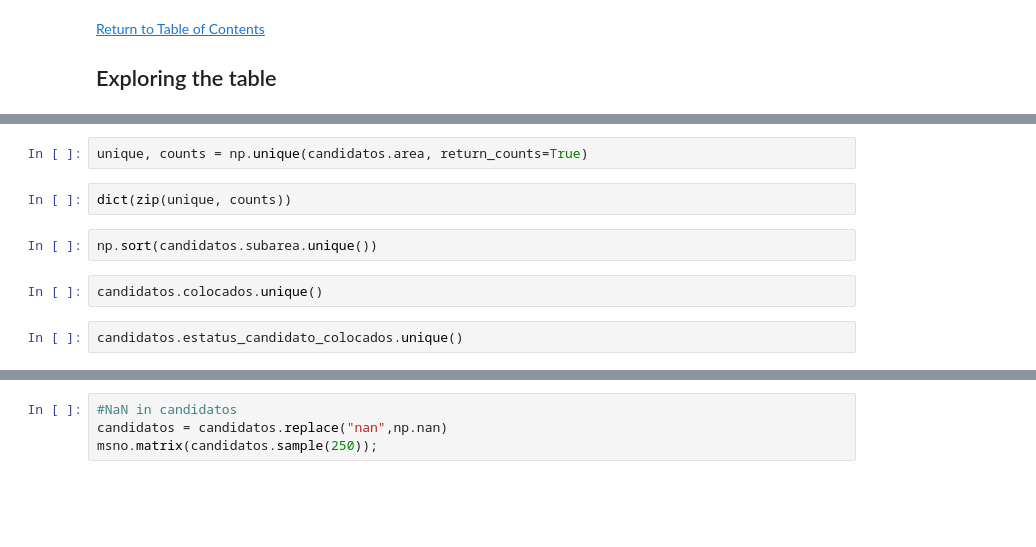
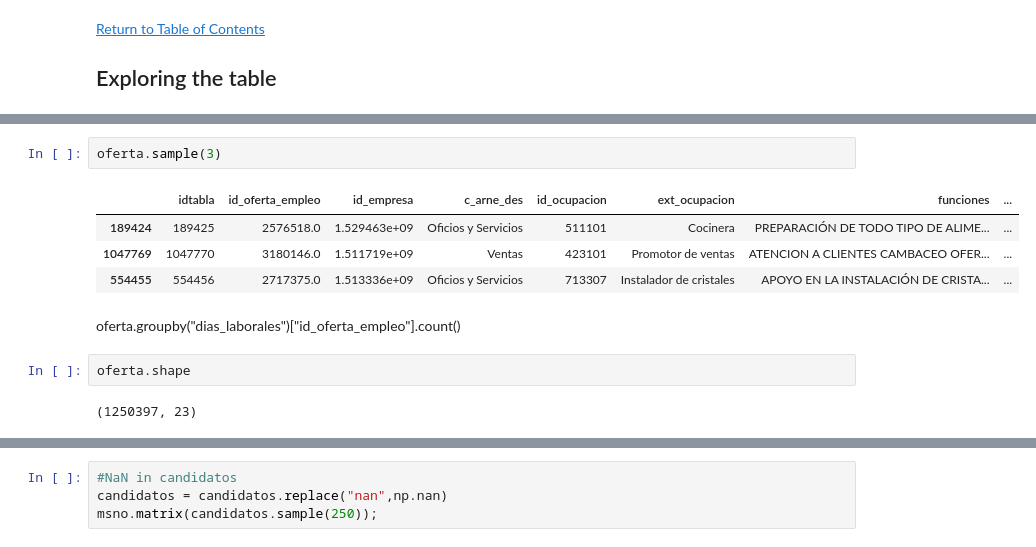
Before and after one commit to Lilianasu/SNEmpleo, a Jupyter notebook: 4.4 Cleaning oferta empleo.ipynb, the cells around one changed output, grey strips where cells are left out. Saved outputs shown, nothing was run; the diff lists cells and outputs as text; blank space fills up the shorter version.

```diff
--- a/4.4 Cleaning oferta empleo.ipynb
+++ b/4.4 Cleaning oferta empleo.ipynb
@@ -224,10 +160,13 @@ candidatos.ocupacion.unique()
-# %%
-unique, counts = np.unique(candidatos.area, return_counts=True)
-# %%
-dict(zip(unique, counts))
-# %%
-np.sort(candidatos.subarea.unique())
-# %%
-candidatos.colocados.unique()
-# %%
-candidatos.estatus_candidato_colocados.unique()
+# %%
+oferta.sample(3)
+# %% [output]
+|  | idtabla | id_oferta_empleo | id_empresa | c_arne_des | id_ocupacion | ext_ocupacion | funciones | ... |
+| 189424 | 189425 | 2576518.0 | 1.529463e+09 | Oficios y Servicios | 511101 | Cocinera | PREPARACIÓN DE TODO TIPO DE ALIME... | ... |
+| 1047769 | 1047770 | 3180146.0 | 1.511719e+09 | Ventas | 423101 | Promotor de ventas | ATENCION A CLIENTES CAMBACEO OFER... | ... |
+| 554455 | 554456 | 2717375.0 | 1.513336e+09 | Oficios y Servicios | 713307 | Instalador de cristales | APOYO EN LA INSTALACIÓN DE CRISTA... | ... |
+# %% [markdown]
+oferta.groupby("dias_laborales")["id_oferta_empleo"].count()
+# %%
+oferta.shape
+# %% [output]
+(1250397, 23)
```
Also changed, not shown: parts of 102 cells of this notebook, 3 other files.
